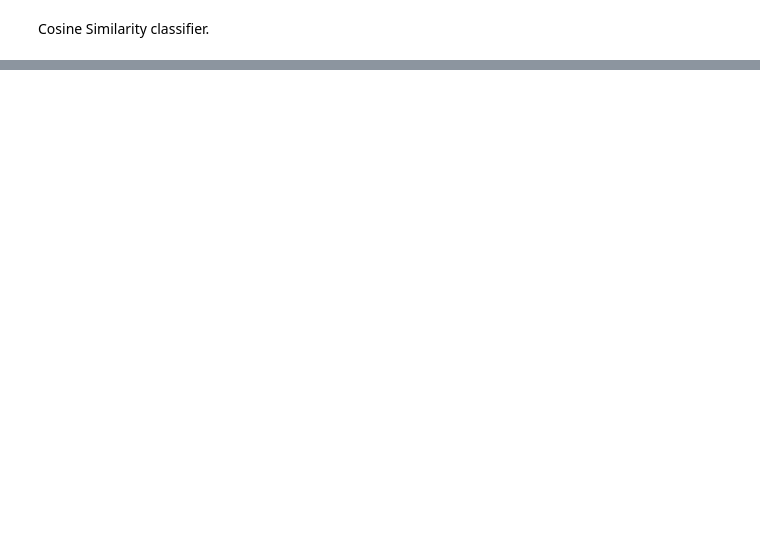
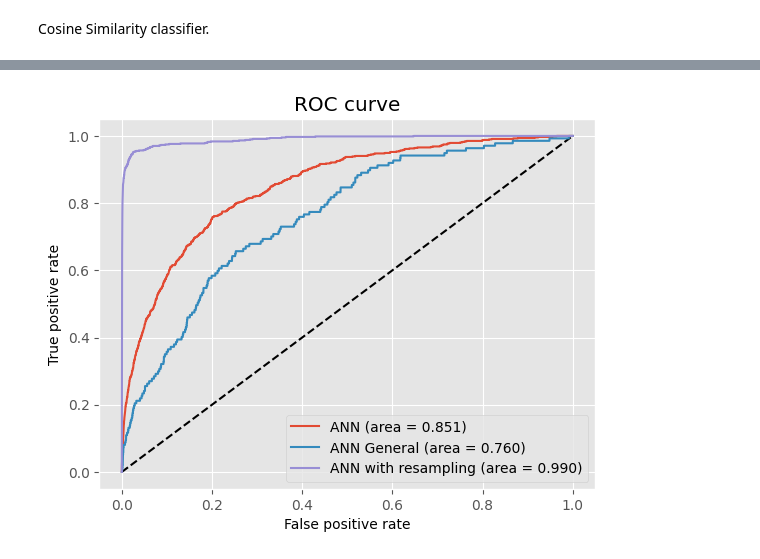
Before and after one commit to osquera/ChatGPT_Tutor_Project, a Jupyter notebook: Similarity network.ipynb, the cells around one changed output, grey strips where cells are left out. Saved outputs shown, nothing was run; the diff lists cells and outputs as text; code cells hidden in the pictures; blank space fills up the shorter version.

```diff
--- a/Similarity network.ipynb
+++ b/Similarity network.ipynb
@@ -751 +752,28 @@ auc_cos_sim = auc(fpr_cos_sim, tpr_cos_sim)
+# %%
+from matplotlib.lines import Line2D
+from matplotlib.legend import Legend
+Line2D._us_dashSeq    = property(lambda self: self._dash_pattern[1])
+Line2D._us_dashOffset = property(lambda self: self._dash_pattern[0])
+Legend._ncol = property(lambda self: self._ncols)
+
+plt.style.use('ggplot')
+plt.plot([0, 1], [0, 1], 'k--')
+plt.plot(fpr_keras, tpr_keras, label='ANN (area = {:.3f})'.format(auc_keras))
+plt.plot(fpr_keras_ctx, tpr_keras_ctx, label='ANN General (area = {:.3f})'.format(auc_keras_ctx))
+plt.plot(fpr_keras_resample, tpr_keras_resample, label='ANN with resampling (area = {:.3f})'.format(auc_keras_resample))
+plt.xlabel('False positive rate')
+plt.ylabel('True positive rate')
+plt.title('ROC curve')
+plt.legend(loc='best')
+
+# Transform to tikz code
+tikzplotlib.clean_figure()
+tikzplotlib.save("./Data_Generation/figures/roc_curve_ANN.tex")
+
+import matplotlib as mpl
+plt.show()
+plt.close()
+mpl.rcParams.update(mpl.rcParamsDefault)
+# %% [output]
+[figure, added]
 # %%
```
Also changed, not shown: parts of 21 cells of this notebook, 2 other files.
